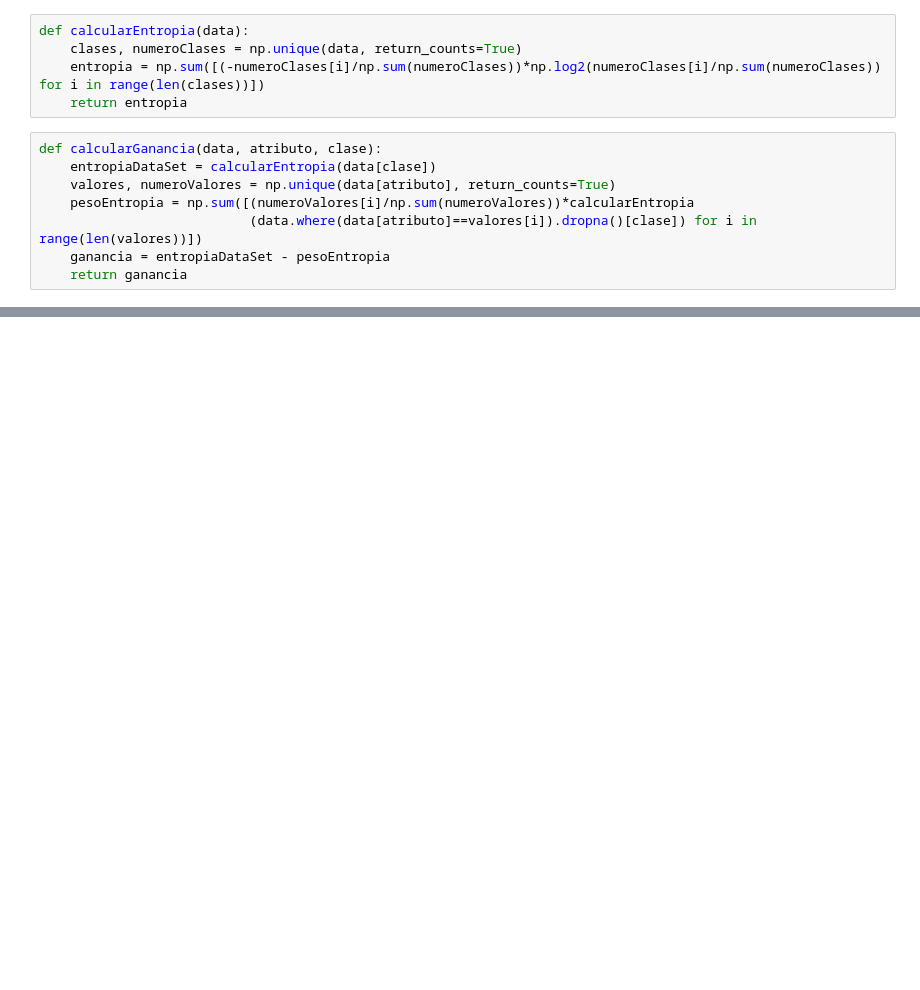
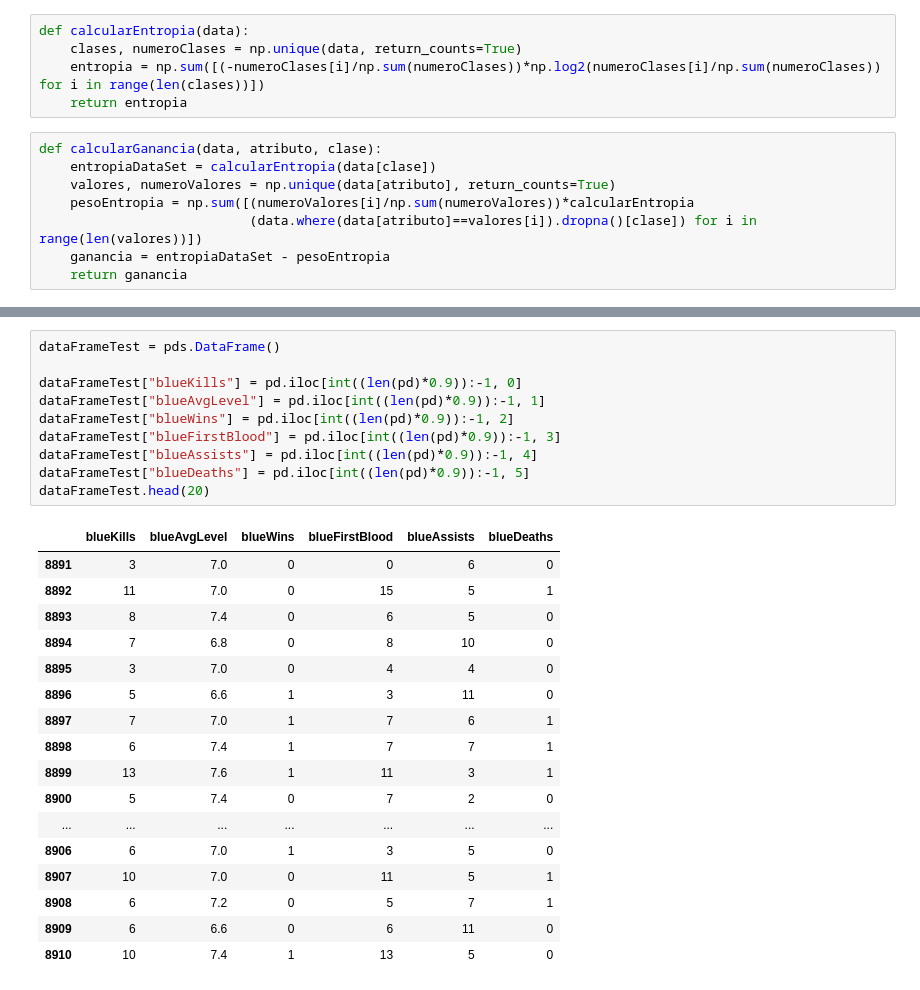
Before and after one commit to jazurdia/Lab02-IA, a Jupyter notebook: Lab02.ipynb, the cells around one changed output, grey strips where cells are left out. Saved outputs shown, nothing was run; the diff lists cells and outputs as text; blank space fills up the shorter version.

```diff
--- a/Lab02.ipynb
+++ b/Lab02.ipynb
@@ -834,0 +844,28 @@ AttributeError: 'Nodo' object has no attribute 'clase'
+# %%
+dataFrameTest = pds.DataFrame()
+
+dataFrameTest["blueKills"] = pd.iloc[int((len(pd)*0.9)):-1, 0]
+dataFrameTest["blueAvgLevel"] = pd.iloc[int((len(pd)*0.9)):-1, 1]
+dataFrameTest["blueWins"] = pd.iloc[int((len(pd)*0.9)):-1, 2]
+dataFrameTest["blueFirstBlood"] = pd.iloc[int((len(pd)*0.9)):-1, 3]
+dataFrameTest["blueAssists"] = pd.iloc[int((len(pd)*0.9)):-1, 4]
+dataFrameTest["blueDeaths"] = pd.iloc[int((len(pd)*0.9)):-1, 5]
+dataFrameTest.head(20)
+# %% [output]
+|  | blueKills | blueAvgLevel | blueWins | blueFirstBlood | blueAssists | blueDeaths |
+| 8891 | 3 | 7.0 | 0 | 0 | 6 | 0 |
+| 8892 | 11 | 7.0 | 0 | 15 | 5 | 1 |
+| 8893 | 8 | 7.4 | 0 | 6 | 5 | 0 |
+| 8894 | 7 | 6.8 | 0 | 8 | 10 | 0 |
+| 8895 | 3 | 7.0 | 0 | 4 | 4 | 0 |
+| 8896 | 5 | 6.6 | 1 | 3 | 11 | 0 |
+| 8897 | 7 | 7.0 | 1 | 7 | 6 | 1 |
+| 8898 | 6 | 7.4 | 1 | 7 | 7 | 1 |
+| 8899 | 13 | 7.6 | 1 | 11 | 3 | 1 |
+| 8900 | 5 | 7.4 | 0 | 7 | 2 | 0 |
+| ... | ... | ... | ... | ... | ... | ... |
+| 8906 | 6 | 7.0 | 1 | 3 | 5 | 0 |
+| 8907 | 10 | 7.0 | 0 | 11 | 5 | 1 |
+| 8908 | 6 | 7.2 | 0 | 5 | 7 | 1 |
+| 8909 | 6 | 6.6 | 0 | 6 | 11 | 0 |
+| 8910 | 10 | 7.4 | 1 | 13 | 5 | 0 |
```
Also changed, not shown: parts of 18 cells of this notebook.
